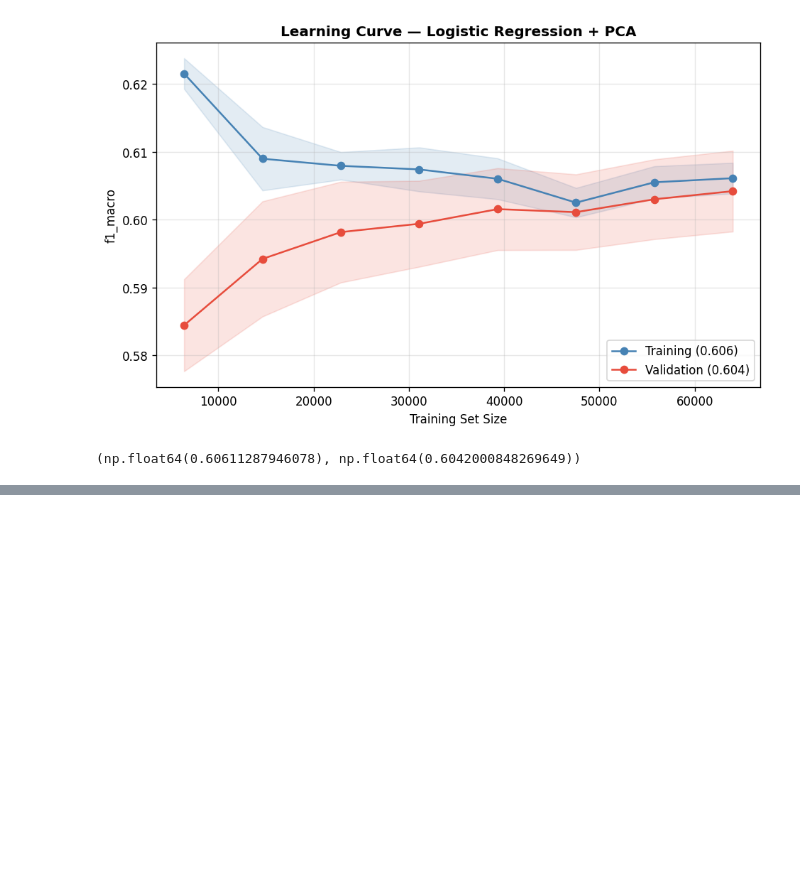
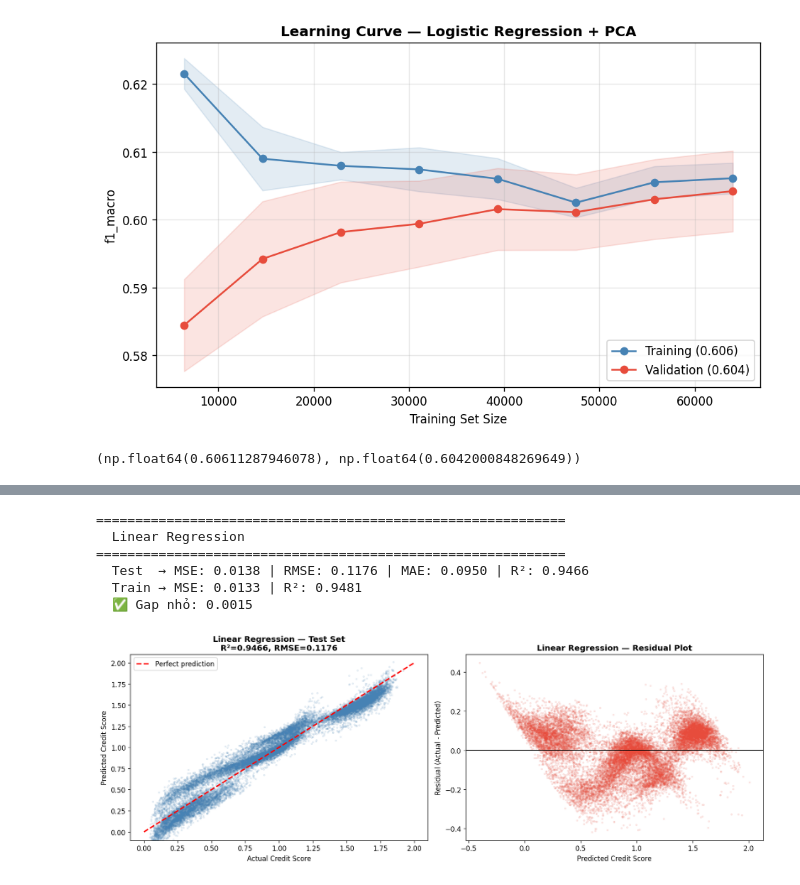
Before and after one commit to VietAnh-205/ml_project_final, a Jupyter notebook: ml_project.ipynb, the cells around one changed output, grey strips where cells are left out. Drawn from its saved outputs; the diff is of its cells as text; code cells hidden in the pictures; blank space fills up the shorter version.

```diff
--- a/ml_project.ipynb
+++ b/ml_project.ipynb
@@ -1444,0 +1561,15 @@ plot_learning_curve(
+# %%
+#  Model 1: Linear Regression (Baseline)
+
+lr_reg = LinearRegression()
+result_lr = evaluate_regression(lr_reg, X_train_scaled, X_test_scaled,
+                                 y_train_reg, y_test_reg,
+                                 "Linear Regression")
+# %% [output]
+============================================================
+  Linear Regression
+============================================================
+  Test  → MSE: 0.0138 | RMSE: 0.1176 | MAE: 0.0950 | R²: 0.9466
+  Train → MSE: 0.0133 | R²: 0.9481
+  ✅ Gap nhỏ: 0.0015
+[figure, added]
```
Also changed, not shown: parts of 6 cells of this notebook.
